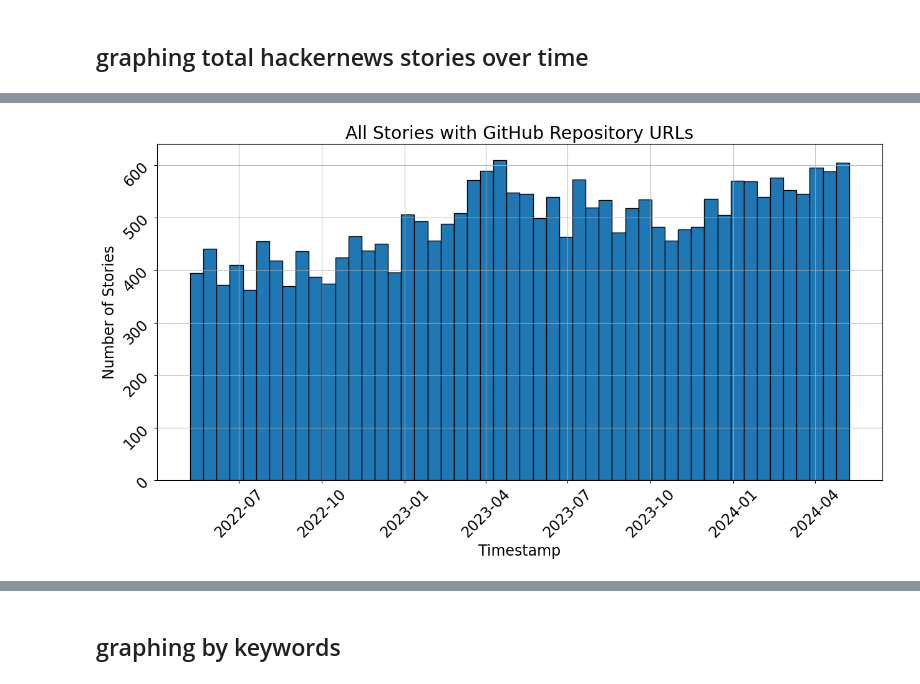
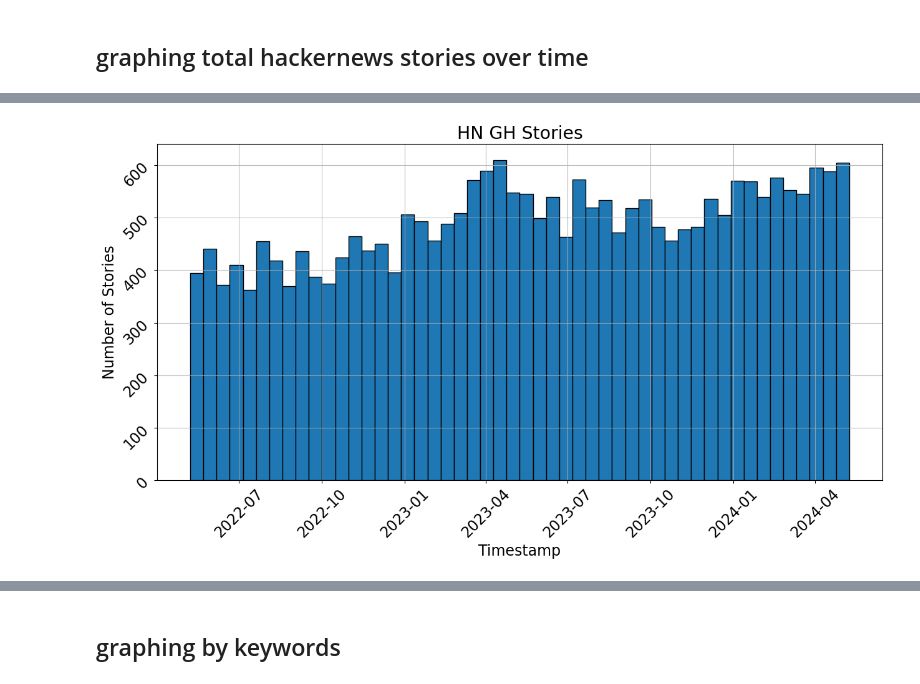
Before and after one commit to MUICT-SERU/SP2024-GPT, a Jupyter notebook: src/rq1/1a-temporal-analysis/story/analyze-hn-stories.ipynb, the cells around one changed output, grey strips where cells are left out. Saved outputs shown, nothing was run; the diff lists cells and outputs as text; code cells hidden in the pictures.

Commit message:
Complete story and keywords analysis

```diff
--- a/src/rq1/1a-temporal-analysis/story/analyze-hn-stories.ipynb
+++ b/src/rq1/1a-temporal-analysis/story/analyze-hn-stories.ipynb
@@ -5,20 +5,26 @@ loading csvs
 # %%
 import pandas as pd
 
+stories_gh_ai = []
+stories_gh_nonai = []
 stories_gh = []
-stories_all = []
+
+story_gh_ai_csv_path = './hn-stories-gh-ai.csv'
+for chunk in  pd.read_csv(story_gh_ai_csv_path, sep=',', chunksize=2000):
+    stories_gh_ai.append(chunk)
+
+story_gh_nonai_csv_path = './hn-stories-gh-nonai.csv'
+for chunk in  pd.read_csv(story_gh_nonai_csv_path, sep=',', chunksize=2000):
+    stories_gh_nonai.append(chunk)
 
 story_gh_csv_path = './hn-stories-gh.csv'
 for chunk in  pd.read_csv(story_gh_csv_path, sep=',', chunksize=2000):
     stories_gh.append(chunk)
 
-story_all_csv_path = './hn-stories-all.csv'
-for chunk in  pd.read_csv(story_all_csv_path, sep=',', chunksize=2000):
-    stories_all.append(chunk)
-
 # Concatenate all chunks into a single DataFrame
+stories_gh_ai_df = pd.concat(stories_gh_ai)
+stories_gh_nonai_df = pd.concat(stories_gh_nonai)
 stories_gh_df = pd.concat(stories_gh)
-stories_all_df = pd.concat(stories_all)
 # %%
 
 # Count the number of rows
@@ -52,4 +66,4 @@ def plot_hist_stories(df, name: str):
 # %%
-plot_hist_stories(stories_gh_df, 'All Stories with GitHub Repository URLs')
+plot_hist_stories(stories_gh_df, 'HN GH Stories')
 # %% [output]
-[figure, old version]
+[figure, new version]
```
Also changed, not shown: parts of 8 cells of this notebook.
